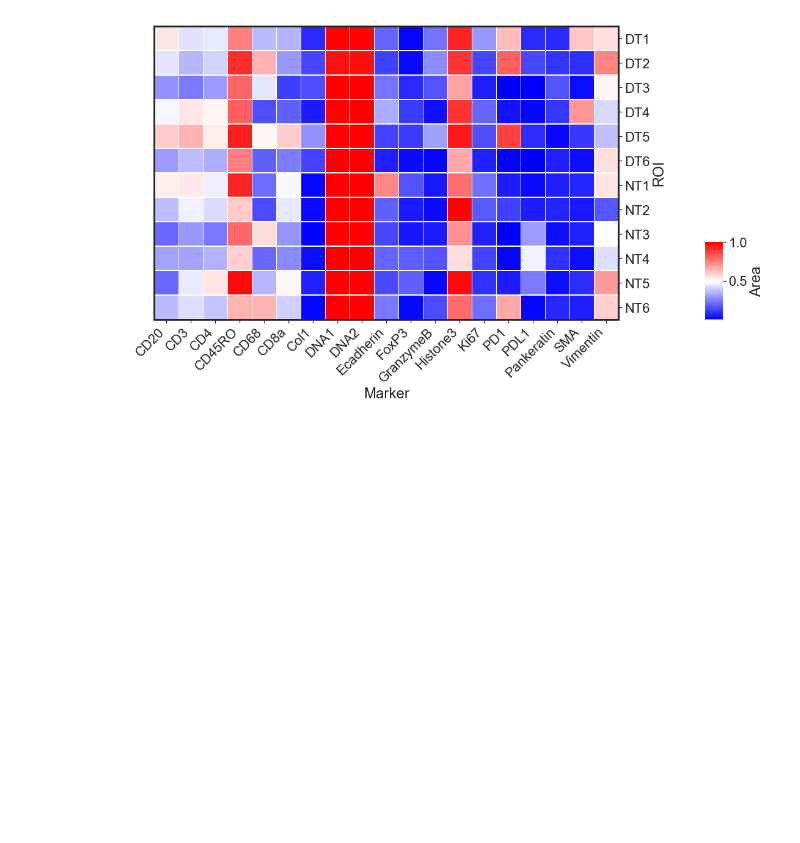
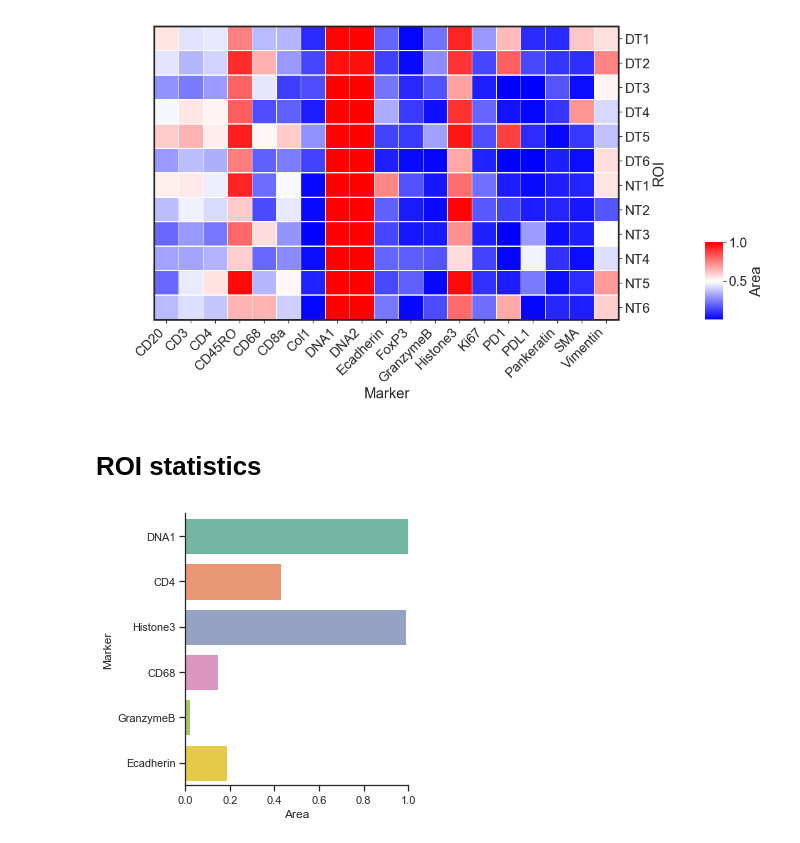
Before and after one commit to coskunlab/SpatialViz, a Jupyter notebook: notebooks/06_stats_plot.ipynb, the cells around one changed output. Drawn from its saved outputs; the diff is of its cells as text; code cells hidden in the pictures; blank space fills up the shorter version.

Commit message:
Updated the statistical plot

```diff
--- a/notebooks/06_stats_plot.ipynb
+++ b/notebooks/06_stats_plot.ipynb
@@ -158,3 +155,20 @@ for _, spine in ax.ax_heatmap.spines.items():
     spine.set_linewidth(3)
 # %% [output]
 [figure]
+# %% [markdown]
+# ROI statistics
+# %%
+dataset = 'NT2'
+marker_list = ['DNA1', 'CD4', 'Histone3', 'CD68', 'GranzymeB', 'Ecadherin']
+
+sns.set_style("ticks")
+sns.set_context("notebook")
+fig, ax = plt.subplots(figsize= (4,5))
+df_area = pd.DataFrame(df.loc[dataset, marker_list])
+df_area.reset_index(inplace=True)
+df_area.columns=['Marker', 'Area']
+ax = sns.barplot(x = 'Area', y='Marker', data=df_area, palette="Set2")
+ax.set_xlim(0,1.0)
+sns.despine()
+# %% [output]
+[figure, added]
```
Also changed, not shown: parts of 4 cells of this notebook, 2 other files.
